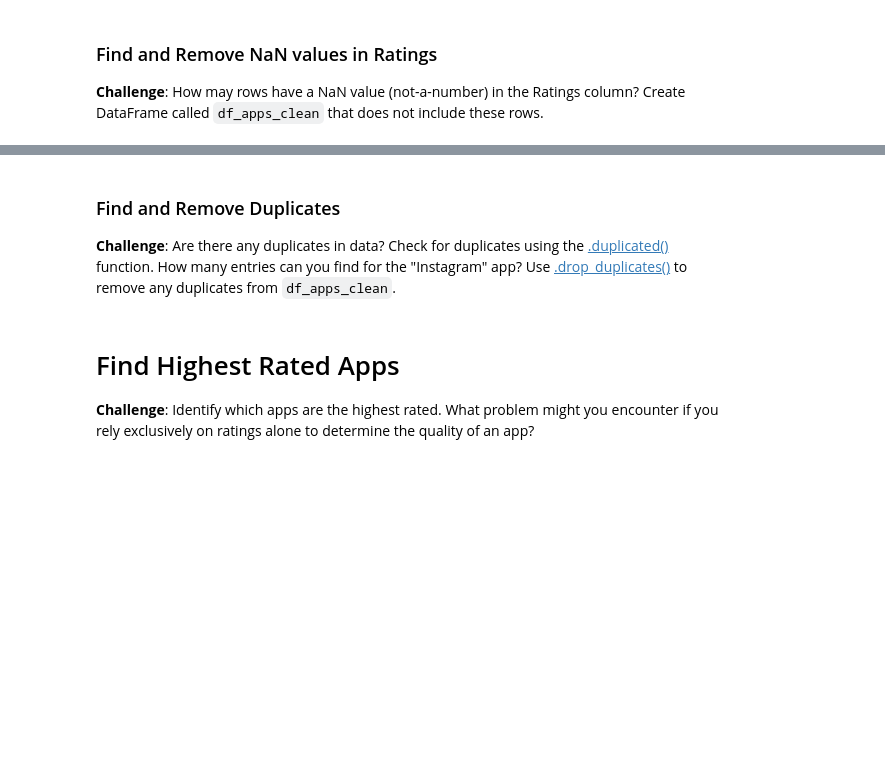
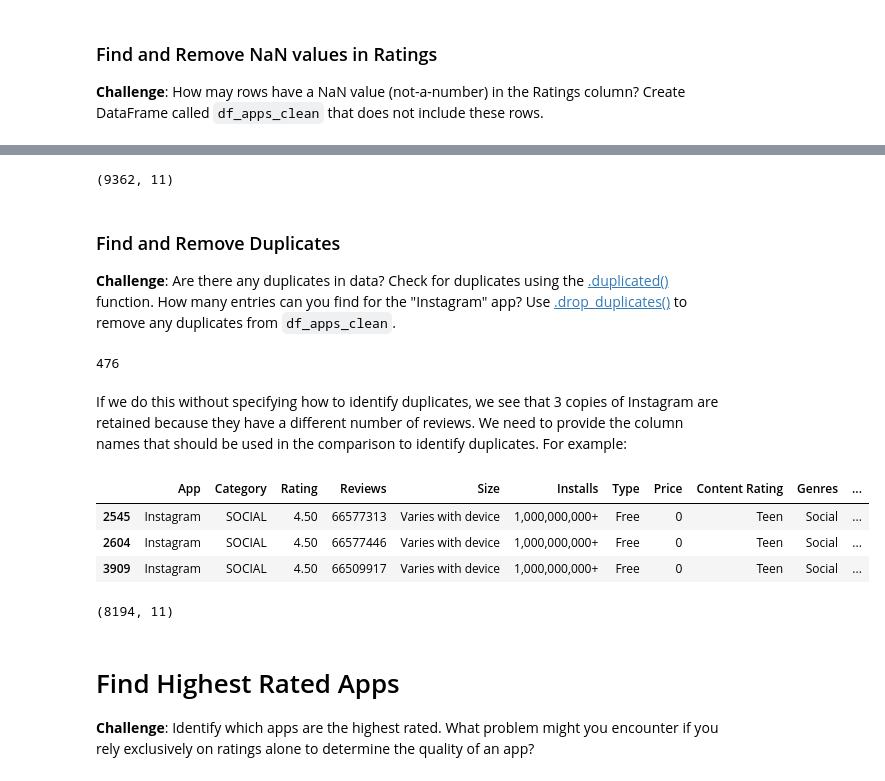
Before and after one commit to M-Awwab-Khan/google-playstore-data-analysis, a Jupyter notebook: Google Play Store App Analytics (start).ipynb, the cells around one changed output, grey strips where cells are left out. Drawn from its saved outputs; the diff is of its cells as text; code cells hidden in the pictures; blank space fills up the shorter version.

```diff
--- a/Google Play Store App Analytics (start).ipynb
+++ b/Google Play Store App Analytics (start).ipynb
@@ -65,6 +65,8 @@ memory usage: 1.1+ MB
 ### Drop Unused Columns
 
 **Challenge**: Remove the columns called `Last_Updated` and `Android_Version` from the DataFrame. We will not use these columns.
+# %%
+df.drop(columns=['Last Updated', 'Android Ver'], inplace=True)
 # %% [markdown]
 ### Find and Remove NaN values in Ratings
 
@@ -72,4 +78,24 @@ memory usage: 1.1+ MB
+# %%
+df.dropna(inplace=True)
+df.shape
+# %% [output]
+(9362, 11)
 # %% [markdown]
 ### Find and Remove Duplicates
 
 **Challenge**: Are there any duplicates in data? Check for duplicates using the [.duplicated()](https://pandas.pydata.org/pandas-docs/stable/reference/api/pandas.DataFrame.duplicated.html) function. How many entries can you find for the "Instagram" app? Use [.drop_duplicates()](https://pandas.pydata.org/pandas-docs/stable/reference/api/pandas.DataFrame.drop_duplicates.html) to remove any duplicates from `df_apps_clean`.
+# %%
+df.duplicated().sum()
+# %% [output]
+476
+# %%
+df.drop_duplicates(inplace=True)
+# %% [markdown]
+If we do this without specifying how to identify duplicates, we see that 3 copies of Instagram are retained because they have a different number of reviews. We need to provide the column names that should be used in the comparison to identify duplicates. For example:
+# %%
+df[df['App'] == 'Instagram']
+# %% [output]
+|  | App | Category | Rating | Reviews | Size | Installs | Type | Price | Content Rating | Genres | ... |
+| 2545 | Instagram | SOCIAL | 4.50 | 66577313 | Varies with device | 1,000,000,000+ | Free | 0 | Teen | Social | ... |
+| 2604 | Instagram | SOCIAL | 4.50 | 66577446 | Varies with device | 1,000,000,000+ | Free | 0 | Teen | Social | ... |
+| 3909 | Instagram | SOCIAL | 4.50 | 66509917 | Varies with device | 1,000,000,000+ | Free | 0 | Teen | Social | ... |
@@ -75,0 +104,4 @@ memory usage: 1.1+ MB
+# %%
+df.shape
+# %% [output]
+(8194, 11)
```
Also changed, not shown: parts of 6 cells of this notebook.
